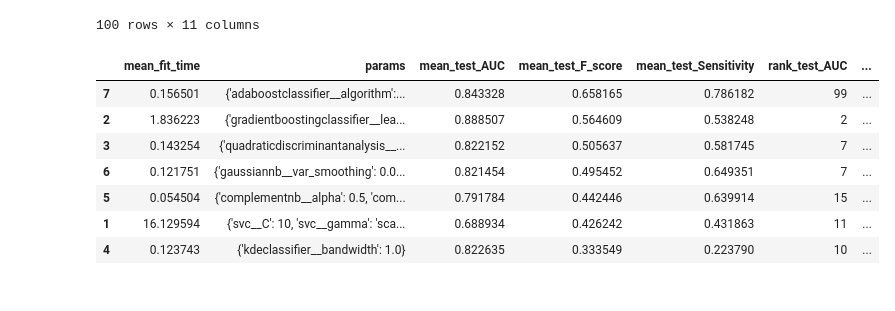
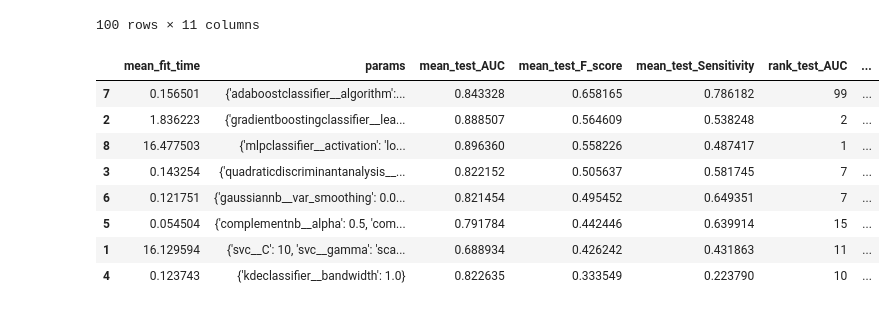
Before and after one commit to lkarol00/simulacion, a Jupyter notebook: Proyecto Semestre.ipynb, the cells around one changed output. Drawn from its saved outputs; the diff is of its cells as text; code cells hidden in the pictures.

```diff
--- a/Proyecto Semestre.ipynb
+++ b/Proyecto Semestre.ipynb
@@ -957,22 +940,24 @@ table_abc
 # %%
 df = pandas.DataFrame(columns = ["mean_fit_time", "params", "mean_test_AUC", "mean_test_F_score", "mean_test_Sensitivity",
                                  "rank_test_AUC", "rank_test_F_score", "rank_test_Sensitivity", "mean_train_AUC",
                                  "mean_train_F_score", "mean_train_Sensitivity"])
 
 df.loc[1] = table_svc.iloc[6]
 df.loc[2] = table_gbt.iloc[21]
 df.loc[3] = table_qda.iloc[5]
 df.loc[4] = table_kd.iloc[0]
 df.loc[5] = table_cnb.iloc[8]
 df.loc[6] = table_gnb.iloc[3]
 df.loc[7] = table_abc.iloc[0]
+df.loc[8] = table_mlp.iloc[25]
 
 df = df.sort_values(by=['mean_test_F_score'], ascending = False)
 df
 # %% [output]
 |  | mean_fit_time | params | mean_test_AUC | mean_test_F_score | mean_test_Sensitivity | rank_test_AUC | ... |
 | 7 | 0.156501 | {'adaboostclassifier__algorithm':... | 0.843328 | 0.658165 | 0.786182 | 99 | ... |
 | 2 | 1.836223 | {'gradientboostingclassifier__lea... | 0.888507 | 0.564609 | 0.538248 | 2 | ... |
+| 8 | 16.477503 | {'mlpclassifier__activation': 'lo... | 0.896360 | 0.558226 | 0.487417 | 1 | ... |
 | 3 | 0.143254 | {'quadraticdiscriminantanalysis__... | 0.822152 | 0.505637 | 0.581745 | 7 | ... |
 | 6 | 0.121751 | {'gaussiannb__var_smoothing': 0.0... | 0.821454 | 0.495452 | 0.649351 | 7 | ... |
 | 5 | 0.054504 | {'complementnb__alpha': 0.5, 'com... | 0.791784 | 0.442446 | 0.639914 | 15 | ... |
```
Also changed, not shown: parts of 21 cells of this notebook.
